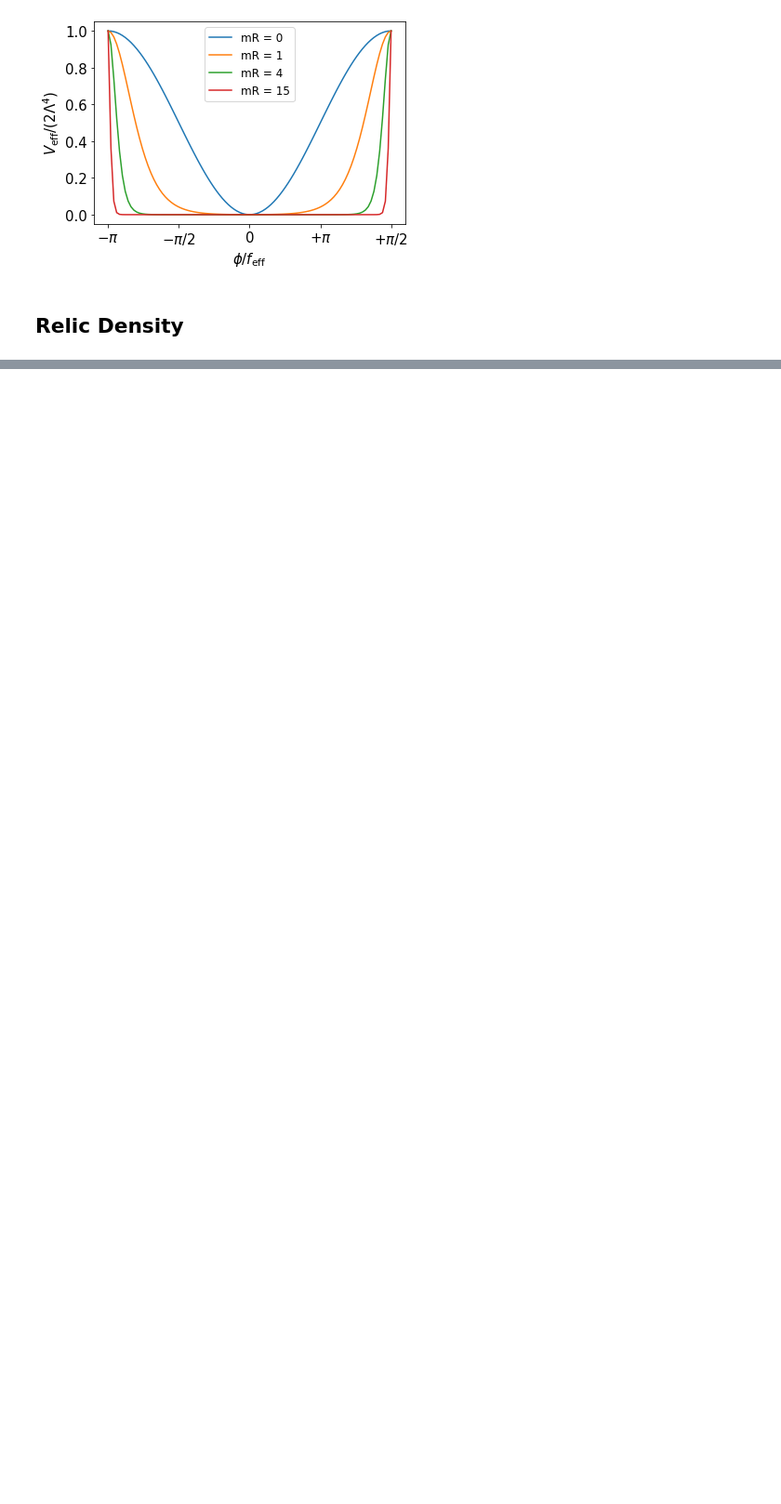
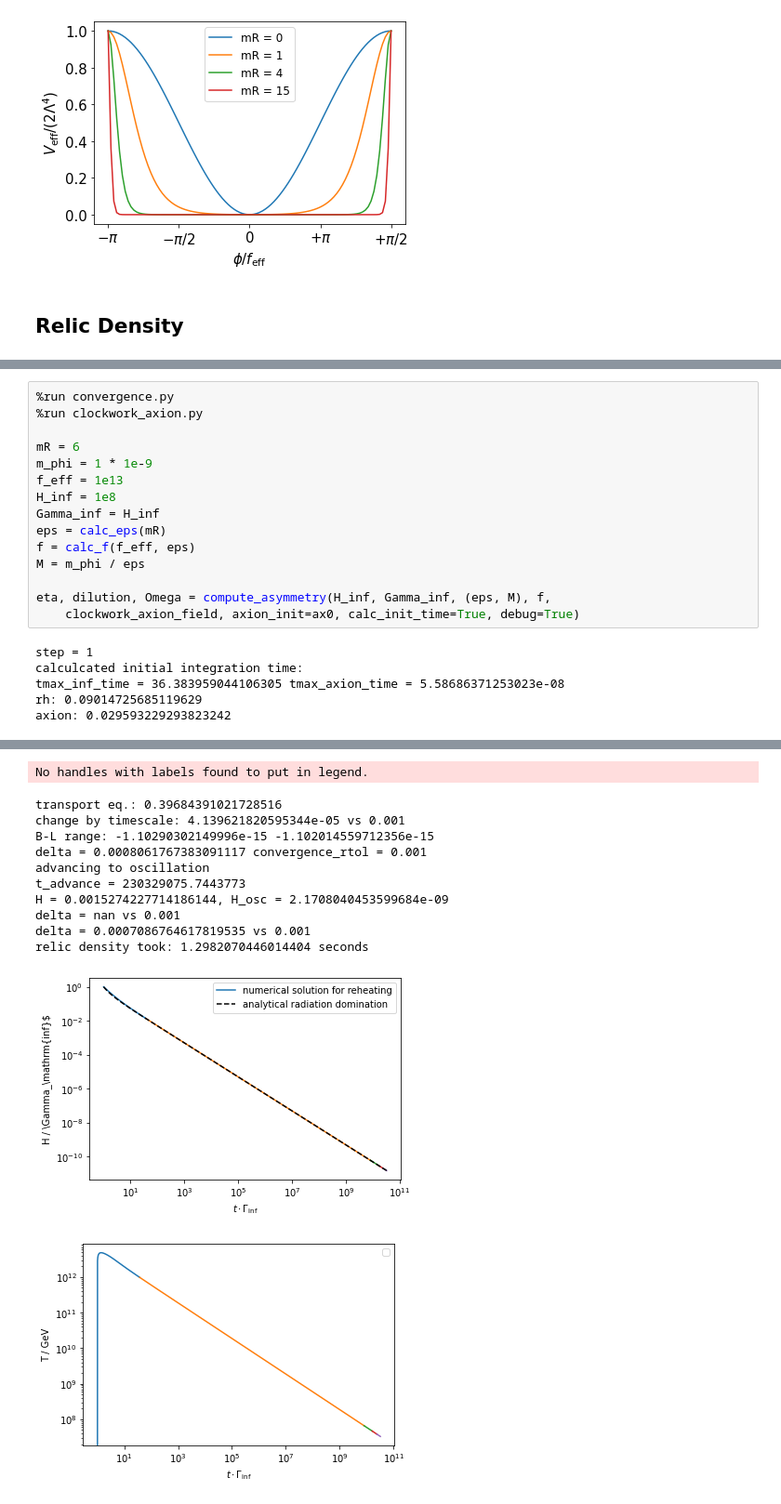
Before and after one commit to anna-jana/masters-project, a Jupyter notebook: transport_eq_in_time/clockwork.ipynb, the cells around one changed output, grey strips where cells are left out. Shown at 93% size. Drawn from its saved outputs; the diff is of its cells as text; blank space fills up the shorter version.

Commit message:
relic density computation build into the main simulation

```diff
--- a/transport_eq_in_time/clockwork.ipynb
+++ b/transport_eq_in_time/clockwork.ipynb
@@ -251,0 +153,21 @@ Text(0, 0.5, 'n/s')
+# %%
+%run convergence.py
+%run clockwork_axion.py
+
+mR = 6
+m_phi = 1 * 1e-9
+f_eff = 1e13
+H_inf = 1e8
+Gamma_inf = H_inf
+eps = calc_eps(mR)
+f = calc_f(f_eff, eps)
+M = m_phi / eps
+
+eta, dilution, Omega = compute_asymmetry(H_inf, Gamma_inf, (eps, M), f,
+    clockwork_axion_field, axion_init=ax0, calc_init_time=True, debug=True)
+# %% [output]
+step = 1
+calculcated initial integration time:
+tmax_inf_time = 36.383959044106305 tmax_axion_time = 5.58686371253023e-08
+rh: 0.09014725685119629
+axion: 0.029593229293823242
@@ -251,0 +202,13 @@ Text(0, 0.5, 'n/s')
+No handles with labels found to put in legend.
+transport eq.: 0.39684391021728516
+change by timescale: 4.139621820595344e-05 vs 0.001
+B-L range: -1.10290302149996e-15 -1.102014559712356e-15
+delta = 0.0008061767383091117 convergence_rtol = 0.001
+advancing to oscillation
+t_advance = 230329075.7443773
+H = 0.0015274227714186144, H_osc = 2.1708040453599684e-09
+delta = nan vs 0.001
+delta = 0.0007086764617819535 vs 0.001
+relic density took: 1.2982070446014404 seconds
+[figure, added]
+[figure, added]
```
Also changed, not shown: parts of 3 cells of this notebook, 4 other files.
